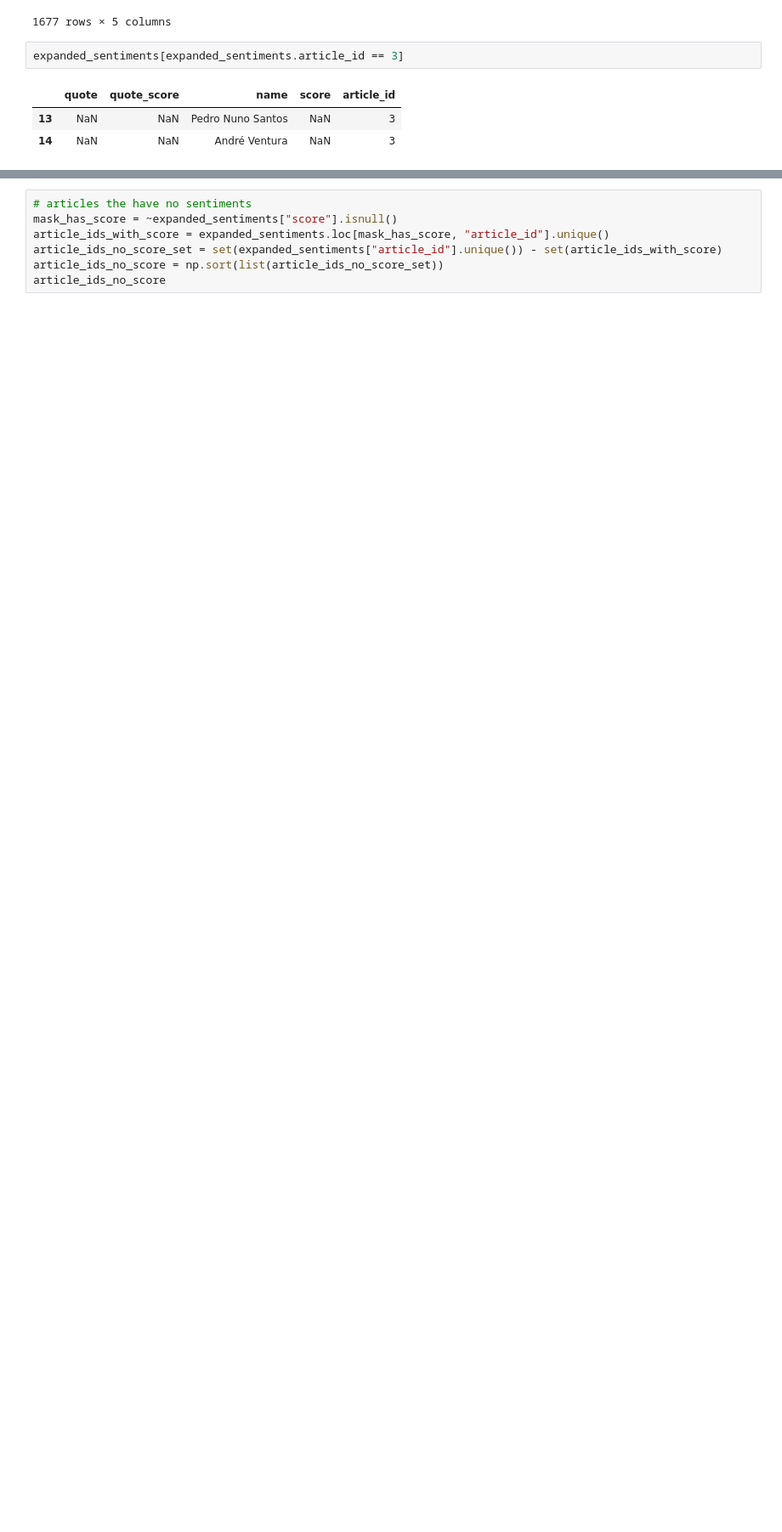
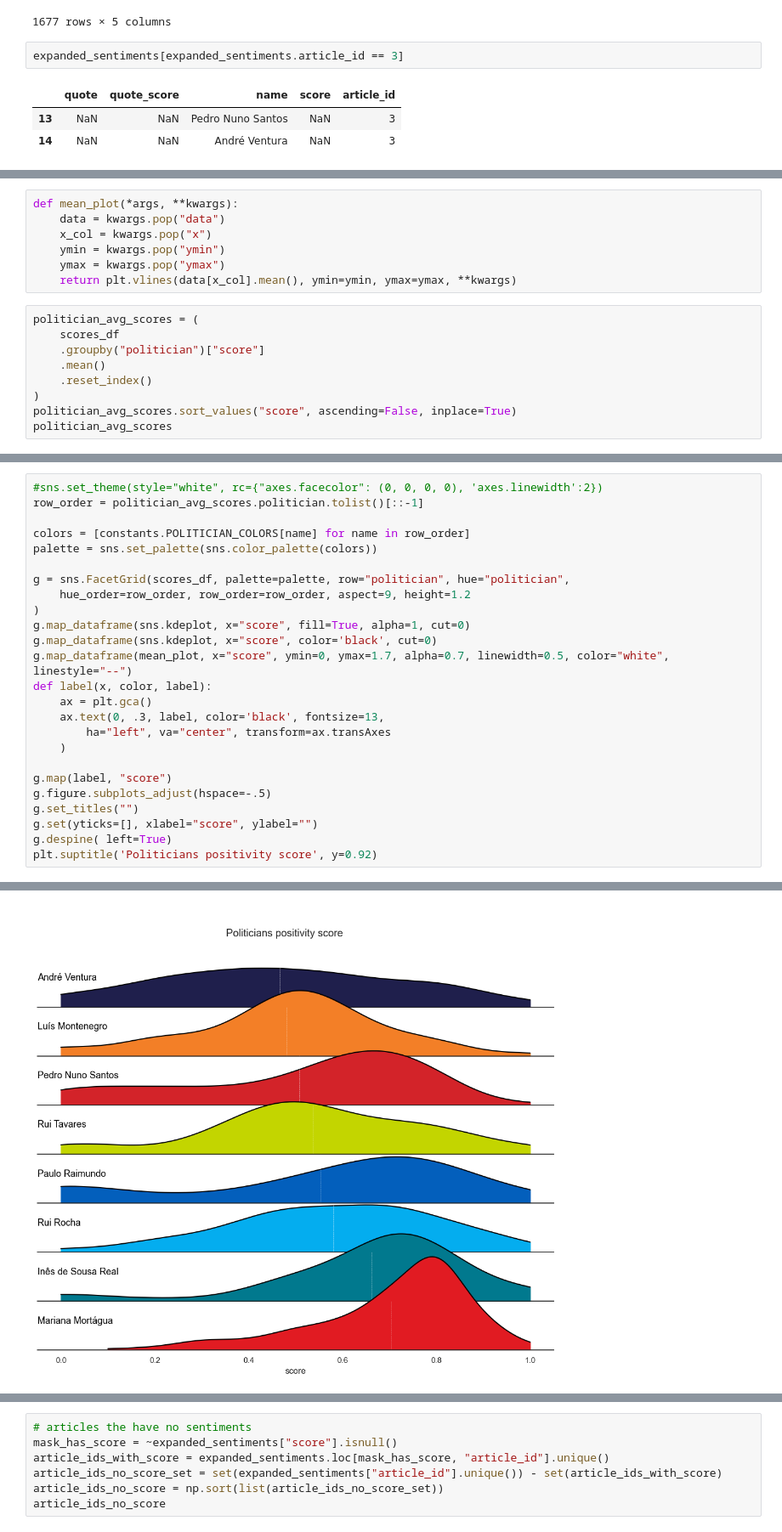
Before and after one commit to 3lueLightning/elections_monitoring, a Jupyter notebook: notebooks/results_analysis.ipynb, the cells around one changed output, grey strips where cells are left out. Shown: that part at 85% size. Cells and saved outputs as stored; diff of their text form; blank space fills up the shorter version.

```diff
--- a/notebooks/results_analysis.ipynb
+++ b/notebooks/results_analysis.ipynb
@@ -169,0 +112,16 @@ Name: count, Length: 84, dtype: int64
+# %%
+def mean_plot(*args, **kwargs):
+    data = kwargs.pop("data")
+    x_col = kwargs.pop("x")
+    ymin = kwargs.pop("ymin")
+    ymax = kwargs.pop("ymax")
+    return plt.vlines(data[x_col].mean(), ymin=ymin, ymax=ymax, **kwargs)
+# %%
+politician_avg_scores = (
+    scores_df
+    .groupby("politician")["score"]
+    .mean()
+    .reset_index()
+)
+politician_avg_scores.sort_values("score", ascending=False, inplace=True)
+politician_avg_scores
@@ -169,0 +138,26 @@ Name: count, Length: 84, dtype: int64
+# %%
+#sns.set_theme(style="white", rc={"axes.facecolor": (0, 0, 0, 0), 'axes.linewidth':2})
+row_order = politician_avg_scores.politician.tolist()[::-1]
+
+colors = [constants.POLITICIAN_COLORS[name] for name in row_order]
+palette = sns.set_palette(sns.color_palette(colors))
+
+g = sns.FacetGrid(scores_df, palette=palette, row="politician", hue="politician",
+    hue_order=row_order, row_order=row_order, aspect=9, height=1.2
+)
+g.map_dataframe(sns.kdeplot, x="score", fill=True, alpha=1, cut=0)
+g.map_dataframe(sns.kdeplot, x="score", color='black', cut=0)
+g.map_dataframe(mean_plot, x="score", ymin=0, ymax=1.7, alpha=0.7, linewidth=0.5, color="white", linestyle="--")
+def label(x, color, label):
+    ax = plt.gca()
+    ax.text(0, .3, label, color='black', fontsize=13,
+        ha="left", va="center", transform=ax.transAxes
+    )
+
+g.map(label, "score")
+g.figure.subplots_adjust(hspace=-.5)
+g.set_titles("")
+g.set(yticks=[], xlabel="score", ylabel="")
+g.despine( left=True)
+plt.suptitle('Politicians positivity score', y=0.92)
+# %% [output]
@@ -169,0 +165 @@ Name: count, Length: 84, dtype: int64
+[figure, added]
```
Also changed, not shown: parts of 40 cells of this notebook, 3 other files.
